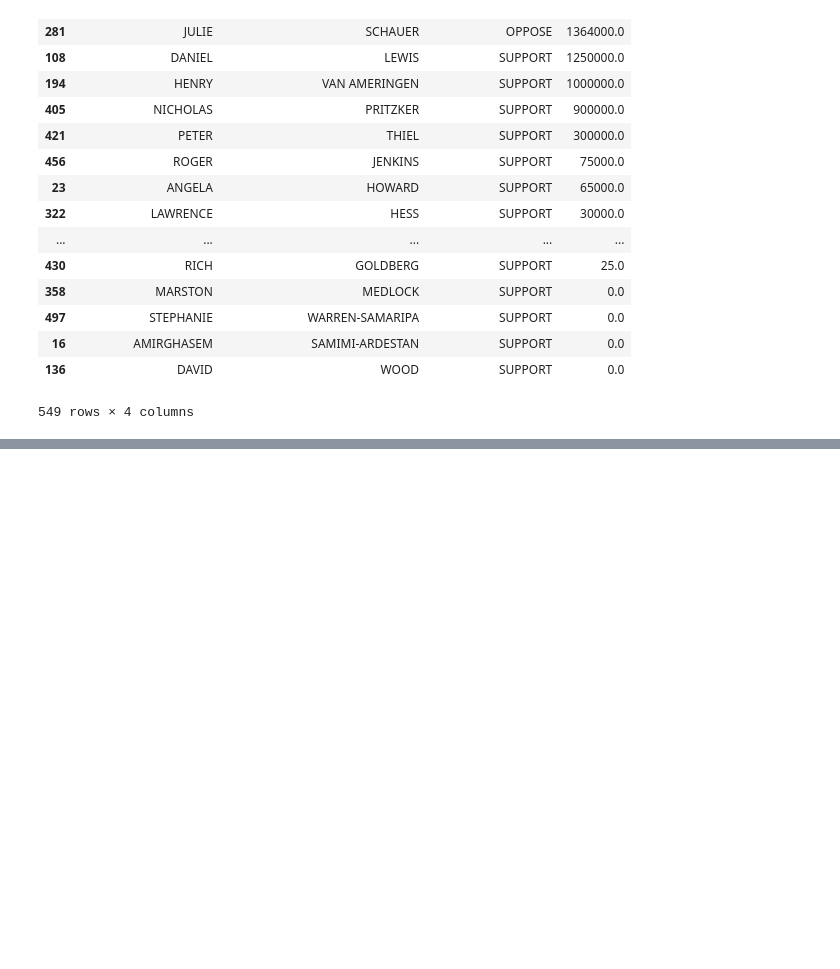
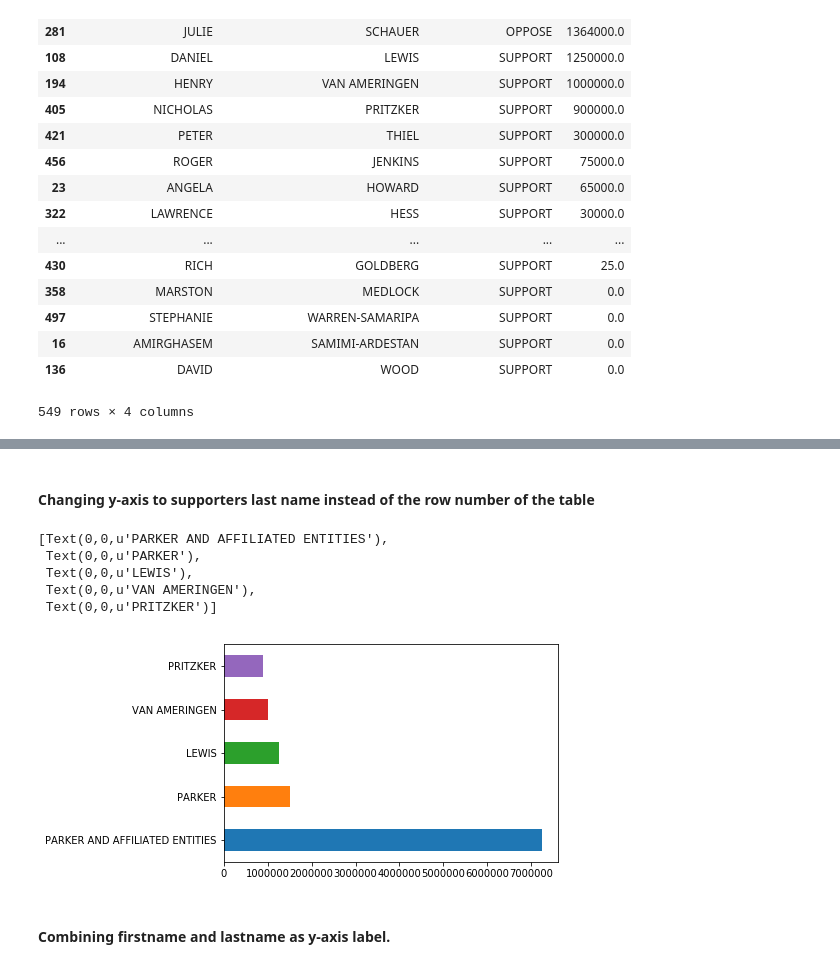
Before and after one commit to emiliepham/first-python-notebook, a Jupyter notebook: prop-64-analysis.ipynb, the cells around one changed output, grey strips where cells are left out. Saved outputs shown, nothing was run; the diff lists cells and outputs as text; code cells hidden in the pictures; blank space fills up the shorter version.

```diff
--- a/prop-64-analysis.ipynb
+++ b/prop-64-analysis.ipynb
@@ -353,0 +389,14 @@ merged.groupby(["contributor_firstname", "contributor_lastname", "committee_posi
+# %% [markdown]
+#### Changing y-axis to supporters last name instead of the row number of the table
+# %%
+chart = top_supporters.head().amount.plot.barh()
+chart.set_yticklabels(top_supporters.contributor_lastname)
+# %% [output]
+[Text(0,0,u'PARKER AND AFFILIATED ENTITIES'),
+ Text(0,0,u'PARKER'),
+ Text(0,0,u'LEWIS'),
+ Text(0,0,u'VAN AMERINGEN'),
+ Text(0,0,u'PRITZKER')]
+[figure, added]
+# %% [markdown]
+#### Combining firstname and lastname as y-axis label.
```
Also changed, not shown: parts of 20 cells of this notebook.
